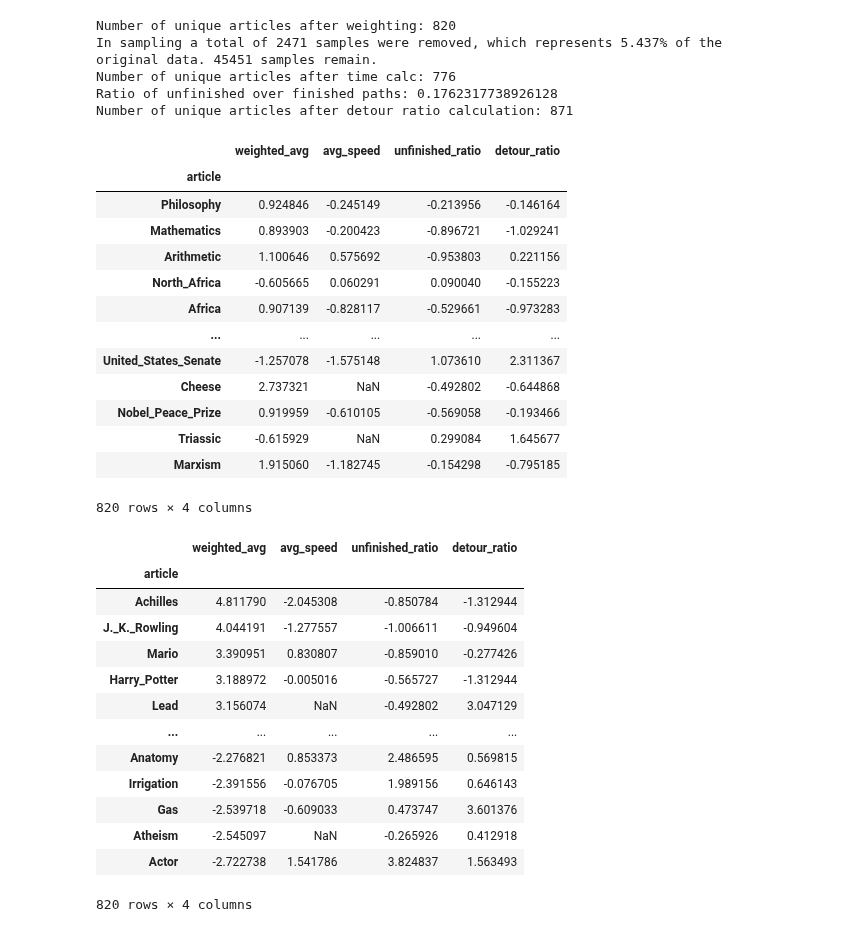
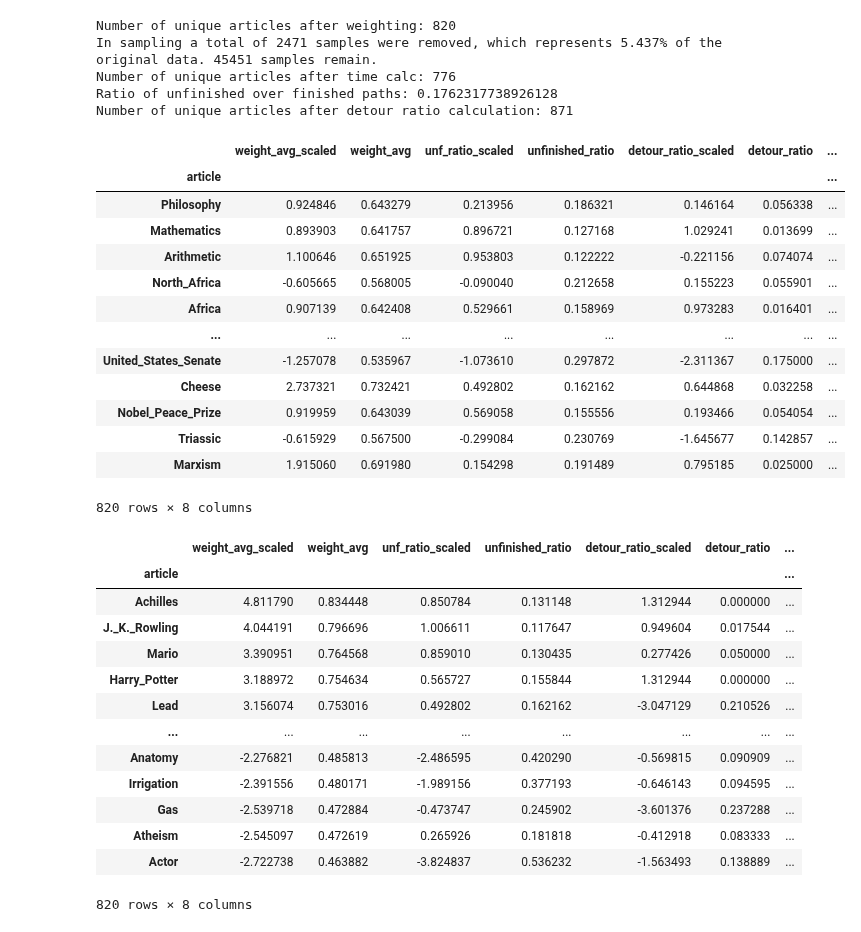
Before and after one commit to epfl-ada/ada-2024-project-adaholiks, a Jupyter notebook: clean_artilce_scoring.ipynb, the cells around one changed output. Saved outputs shown, nothing was run; the diff lists cells and outputs as text; code cells hidden in the pictures.

```diff
--- a/clean_artilce_scoring.ipynb
+++ b/clean_artilce_scoring.ipynb
@@ -358,45 +363,52 @@ Number of unique articles after detour ratio calculation: 871
 # %%
 # Combine the metrics into a composite score
 composite_df = pd.DataFrame(index=weight_df.index)
-composite_df['weighted_avg'] = weight_df['standard']
-composite_df['avg_speed'] = time_df['standard']
-composite_df['unfinished_ratio'] = unfinished_atio_df['standard']
-composite_df['detour_ratio'] = detour_ratio_df['standard']
+composite_df['weight_avg_scaled'] = weight_df['standard']
+composite_df['weight_avg'] = weight_df['weighted_avg']
+
+composite_df['unf_ratio_scaled'] = unfinished_atio_df['standard']
+composite_df['unfinished_ratio'] = unfinished_atio_df['unfinished_ratio']
+
+composite_df['detour_ratio_scaled'] = detour_ratio_df['standard']
+composite_df['detour_ratio'] = detour_ratio_df['detour_ratio']
+
+composite_df['avg_speed_scaled'] = time_df['standard']
+composite_df['avg_speed'] = time_df['avg_speed']
 
 composite_df
 
 # | article | weighted_avg | avg_speed | unfinished_ratio | detour_ratio |
 # |---------|bigger better |small better|   small better  | small better |
 # %% [output]
-|  | weighted_avg | avg_speed | unfinished_ratio | detour_ratio |
-| article |  |  |  |  |
-| Philosophy | 0.924846 | -0.245149 | -0.213956 | -0.146164 |
-| Mathematics | 0.893903 | -0.200423 | -0.896721 | -1.029241 |
-| Arithmetic | 1.100646 | 0.575692 | -0.953803 | 0.221156 |
-| North_Africa | -0.605665 | 0.060291 | 0.090040 | -0.155223 |
-| Africa | 0.907139 | -0.828117 | -0.529661 | -0.973283 |
-| ... | ... | ... | ... | ... |
-| United_States_Senate | -1.257078 | -1.575148 | 1.073610 | 2.311367 |
-| Cheese | 2.737321 | NaN | -0.492802 | -0.644868 |
-| Nobel_Peace_Prize | 0.919959 | -0.610105 | -0.569058 | -0.193466 |
-| Triassic | -0.615929 | NaN | 0.299084 | 1.645677 |
-| Marxism | 1.915060 | -1.182745 | -0.154298 | -0.795185 |
+|  | weight_avg_scaled | weight_avg | unf_ratio_scaled | unfinished_ratio | detour_ratio_scaled | detour_ratio | ... |
+| article |  |  |  |  |  |  | ... |
+| Philosophy | 0.924846 | 0.643279 | 0.213956 | 0.186321 | 0.146164 | 0.056338 | ... |
+| Mathematics | 0.893903 | 0.641757 | 0.896721 | 0.127168 | 1.029241 | 0.013699 | ... |
+| Arithmetic | 1.100646 | 0.651925 | 0.953803 | 0.122222 | -0.221156 | 0.074074 | ... |
+| North_Africa | -0.605665 | 0.568005 | -0.090040 | 0.212658 | 0.155223 | 0.055901 | ... |
+| Africa | 0.907139 | 0.642408 | 0.529661 | 0.158969 | 0.973283 | 0.016401 | ... |
+| ... | ... | ... | ... | ... | ... | ... | ... |
+| United_States_Senate | -1.257078 | 0.535967 | -1.073610 | 0.297872 | -2.311367 | 0.175000 | ... |
+| Cheese | 2.737321 | 0.732421 | 0.492802 | 0.162162 | 0.644868 | 0.032258 | ... |
+| Nobel_Peace_Prize | 0.919959 | 0.643039 | 0.569058 | 0.155556 | 0.193466 | 0.054054 | ... |
+| Triassic | -0.615929 | 0.567500 | -0.299084 | 0.230769 | -1.645677 | 0.142857 | ... |
+| Marxism | 1.915060 | 0.691980 | 0.154298 | 0.191489 | 0.795185 | 0.025000 | ... |
-820 rows × 4 columns
+820 rows × 8 columns
 # %%
 # rank by highest wieght (remember weight for an article is the average of (distance / simplified_path_length) over all the paths it appears in)
-composite_df.sort_values(by='weighted_avg', ascending=False)
+composite_df.sort_values(by='weight_avg', ascending=False)
 # %% [output]
-|  | weighted_avg | avg_speed | unfinished_ratio | detour_ratio |
-| article |  |  |  |  |
-| Achilles | 4.811790 | -2.045308 | -0.850784 | -1.312944 |
-| J._K._Rowling | 4.044191 | -1.277557 | -1.006611 | -0.949604 |
-| Mario | 3.390951 | 0.830807 | -0.859010 | -0.277426 |
-| Harry_Potter | 3.188972 | -0.005016 | -0.565727 | -1.312944 |
-| Lead | 3.156074 | NaN | -0.492802 | 3.047129 |
-| ... | ... | ... | ... | ... |
-| Anatomy | -2.276821 | 0.853373 | 2.486595 | 0.569815 |
-| Irrigation | -2.391556 | -0.076705 | 1.989156 | 0.646143 |
-| Gas | -2.539718 | -0.609033 | 0.473747 | 3.601376 |
-| Atheism | -2.545097 | NaN | -0.265926 | 0.412918 |
-| Actor | -2.722738 | 1.541786 | 3.824837 | 1.563493 |
+|  | weight_avg_scaled | weight_avg | unf_ratio_scaled | unfinished_ratio | detour_ratio_scaled | detour_ratio | ... |
+| article |  |  |  |  |  |  | ... |
+| Achilles | 4.811790 | 0.834448 | 0.850784 | 0.131148 | 1.312944 | 0.000000 | ... |
+| J._K._Rowling | 4.044191 | 0.796696 | 1.006611 | 0.117647 | 0.949604 | 0.017544 | ... |
+| Mario | 3.390951 | 0.764568 | 0.859010 | 0.130435 | 0.277426 | 0.050000 | ... |
+| Harry_Potter | 3.188972 | 0.754634 | 0.565727 | 0.155844 | 1.312944 | 0.000000 | ... |
+| Lead | 3.156074 | 0.753016 | 0.492802 | 0.162162 | -3.047129 | 0.210526 | ... |
+| ... | ... | ... | ... | ... | ... | ... | ... |
+| Anatomy | -2.276821 | 0.485813 | -2.486595 | 0.420290 | -0.569815 | 0.090909 | ... |
+| Irrigation | -2.391556 | 0.480171 | -1.989156 | 0.377193 | -0.646143 | 0.094595 | ... |
+| Gas | -2.539718 | 0.472884 | -0.473747 | 0.245902 | -3.601376 | 0.237288 | ... |
+| Atheism | -2.545097 | 0.472619 | 0.265926 | 0.181818 | -0.412918 | 0.083333 | ... |
+| Actor | -2.722738 | 0.463882 | -3.824837 | 0.536232 | -1.563493 | 0.138889 | ... |
-820 rows × 4 columns
+820 rows × 8 columns
```
Also changed, not shown: parts of 9 cells of this notebook, 1 other file.
